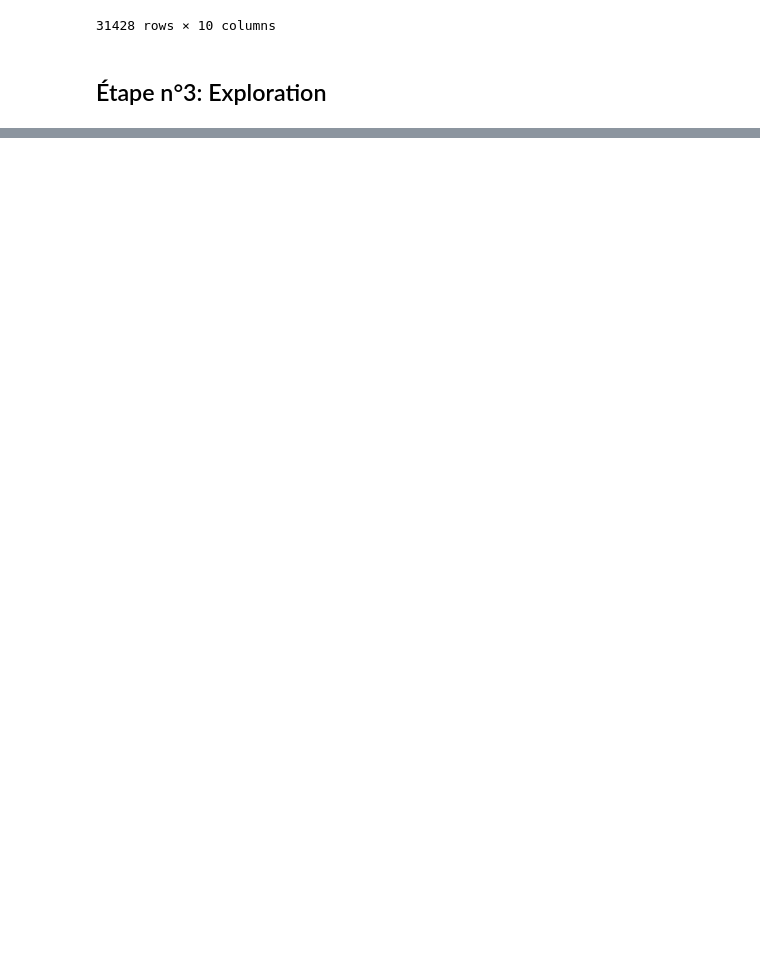
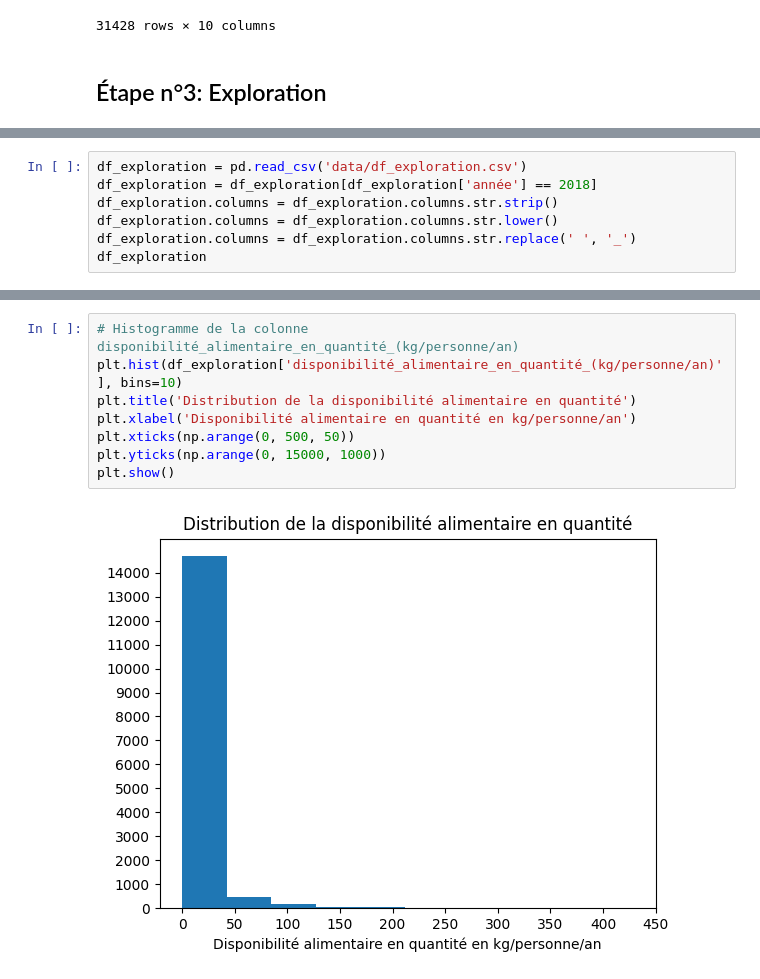
Before and after one commit to DonzerHD/Pandas_Dev_IA, a Jupyter notebook: Pandas_Activité.ipynb, the cells around one changed output, grey strips where cells are left out. Drawn from its saved outputs; the diff is of its cells as text; blank space fills up the shorter version.

```diff
--- a/Pandas_Activité.ipynb
+++ b/Pandas_Activité.ipynb
@@ -324,0 +327,7 @@ df_pivot
+# %%
+df_exploration = pd.read_csv('data/df_exploration.csv')
+df_exploration = df_exploration[df_exploration['année'] == 2018]
+df_exploration.columns = df_exploration.columns.str.strip()
+df_exploration.columns = df_exploration.columns.str.lower()
+df_exploration.columns = df_exploration.columns.str.replace(' ', '_')
+df_exploration
@@ -324,0 +364,10 @@ df_pivot
+# %%
+# Histogramme de la colonne disponibilité_alimentaire_en_quantité_(kg/personne/an)
+plt.hist(df_exploration['disponibilité_alimentaire_en_quantité_(kg/personne/an)'], bins=10)
+plt.title('Distribution de la disponibilité alimentaire en quantité')
+plt.xlabel('Disponibilité alimentaire en quantité en kg/personne/an')
+plt.xticks(np.arange(0, 500, 50))
+plt.yticks(np.arange(0, 15000, 1000))
+plt.show()
+# %% [output]
+[figure, added]
```
Also changed, not shown: parts of 22 cells of this notebook, 2 other files.
